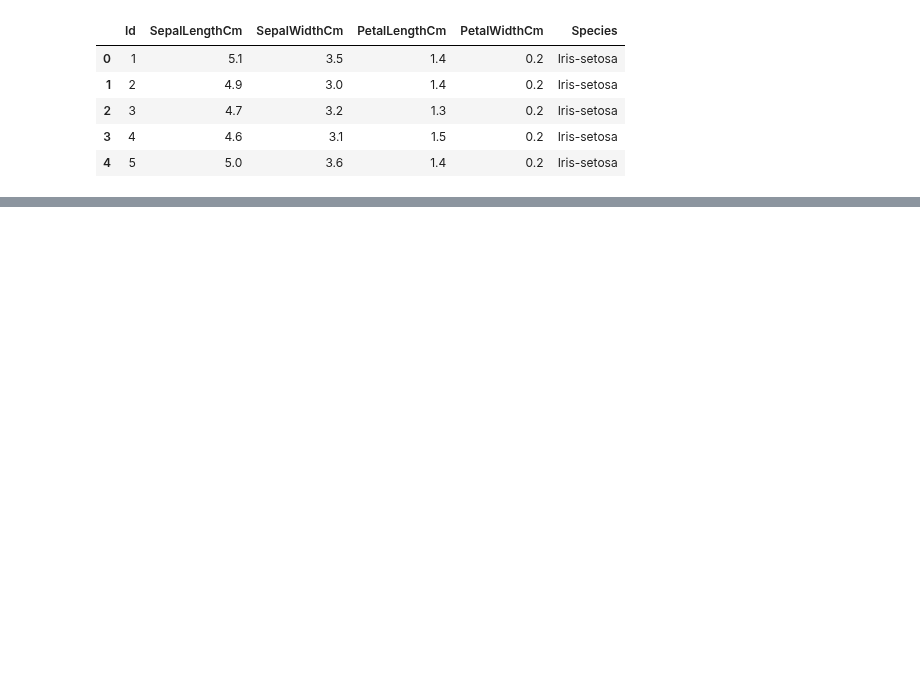
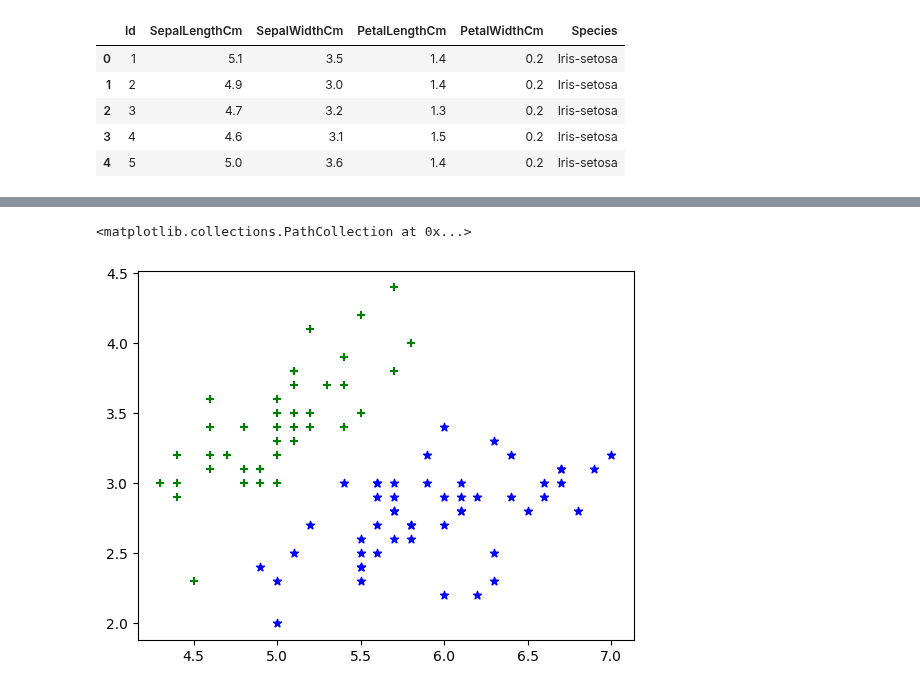
Before and after one commit to tarundb2005-create/Machine-Learning, a Jupyter notebook: SVM/SVM.ipynb, the cells around one changed output, grey strips where cells are left out. Saved outputs shown, nothing was run; the diff lists cells and outputs as text; code cells hidden in the pictures; blank space fills up the shorter version.

```diff
--- a/SVM/SVM.ipynb
+++ b/SVM/SVM.ipynb
@@ -88,0 +91,2 @@ Name: Species, Length: 150, dtype: int64
+# %%
+B =DF.drop(['Id'],axis = 1)
@@ -88,0 +105,10 @@ Name: Species, Length: 150, dtype: int64
+# %%
+B0 = B[B.Target == 0]
+B1 = B[B.Target == 1]
+B2 = B[B.Target == 2]
+# %%
+plt.scatter(B0['SepalLengthCm'],B0['SepalWidthCm'],marker = '+',color = 'green')
+plt.scatter(B1['SepalLengthCm'],B1['SepalWidthCm'],marker = '*',color = 'blue')
+# %% [output]
+<matplotlib.collections.PathCollection at 0x...>
+[figure, added]
```
Also changed, not shown: parts of 19 cells of this notebook.
